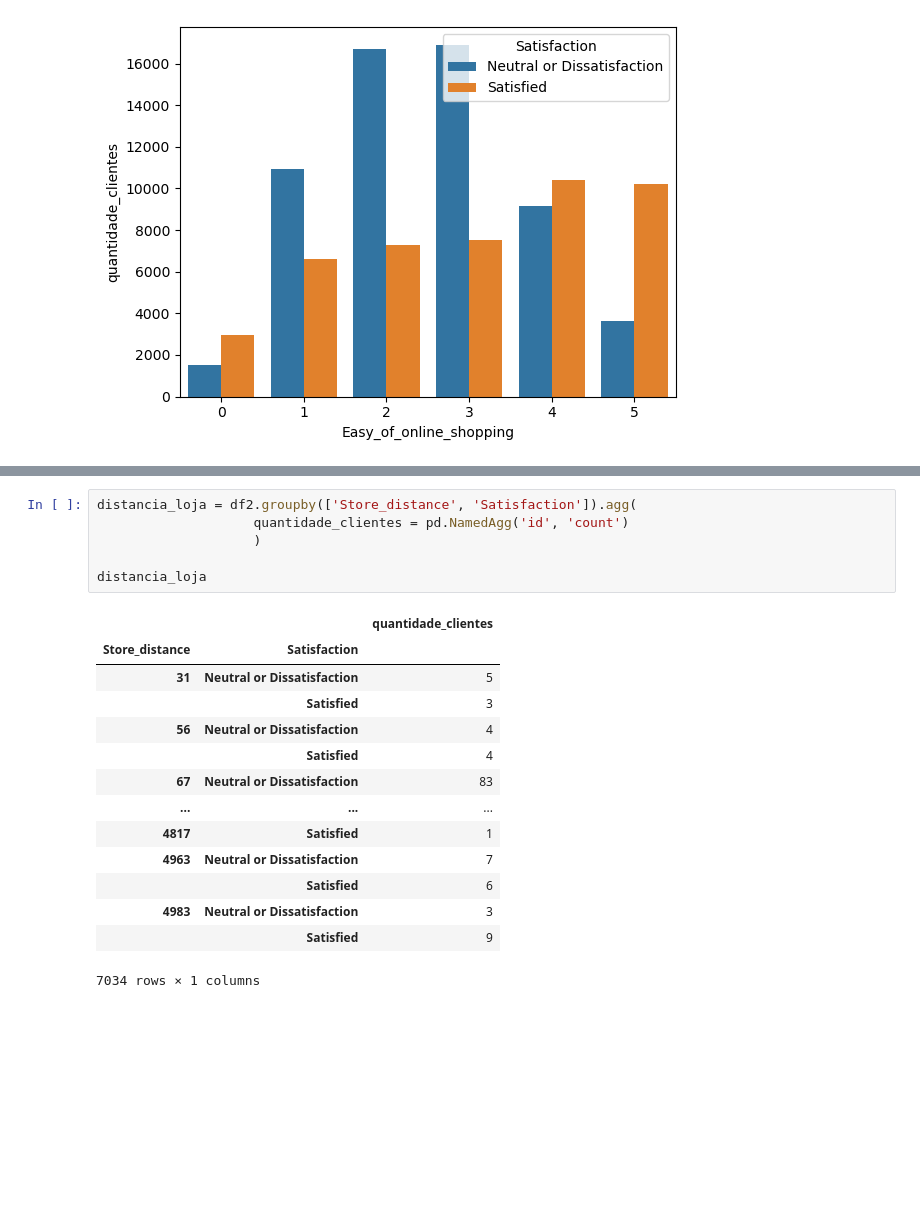
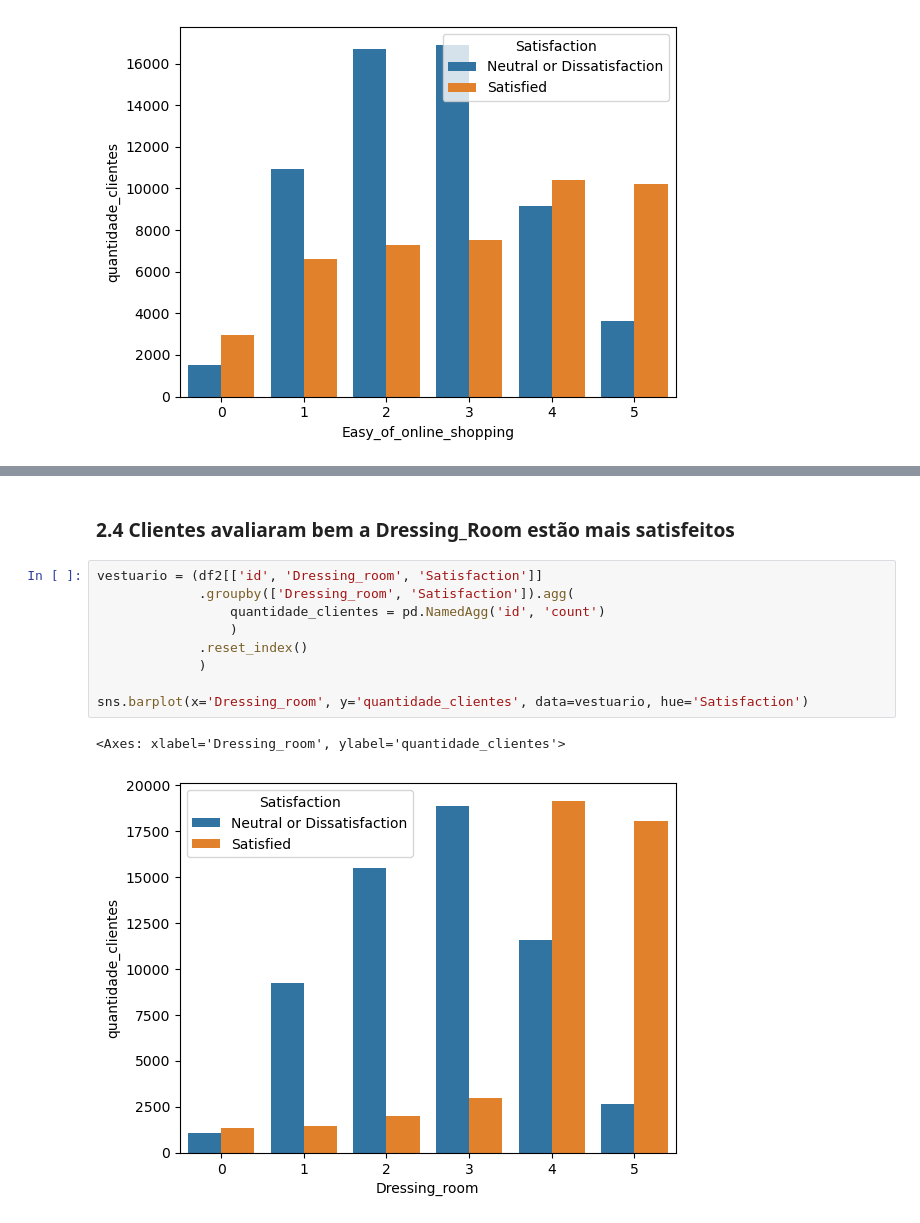
Before and after one commit to Lucas-Sobreira/Hackday_InStyle_Promoter_Score, a Jupyter notebook: projeto.ipynb, the cells around one changed output, grey strips where cells are left out. Saved outputs shown, nothing was run; the diff lists cells and outputs as text; blank space fills up the shorter version.

```diff
--- a/projeto.ipynb
+++ b/projeto.ipynb
@@ -285,21 +311,14 @@ df2[['Store_distance', 'Satisfaction']]
+# %% [markdown]
+### 2.4 Clientes avaliaram bem a Dressing_Room estão mais satisfeitos
 # %%
-distancia_loja = df2.groupby(['Store_distance', 'Satisfaction']).agg(
-                    quantidade_clientes = pd.NamedAgg('id', 'count')
-                    )
+vestuario = (df2[['id', 'Dressing_room', 'Satisfaction']]
+             .groupby(['Dressing_room', 'Satisfaction']).agg(
+                 quantidade_clientes = pd.NamedAgg('id', 'count')
+                 )
+             .reset_index()
+             )
 
-distancia_loja
+sns.barplot(x='Dressing_room', y='quantidade_clientes', data=vestuario, hue='Satisfaction')
 # %% [output]
-|  |  | quantidade_clientes |
-| Store_distance | Satisfaction |  |
-| 31 | Neutral or Dissatisfaction | 5 |
-|  | Satisfied | 3 |
-| 56 | Neutral or Dissatisfaction | 4 |
-|  | Satisfied | 4 |
-| 67 | Neutral or Dissatisfaction | 83 |
-| ... | ... | ... |
-| 4817 | Satisfied | 1 |
-| 4963 | Neutral or Dissatisfaction | 7 |
-|  | Satisfied | 6 |
-| 4983 | Neutral or Dissatisfaction | 3 |
-|  | Satisfied | 9 |
-7034 rows × 1 columns
+<Axes: xlabel='Dressing_room', ylabel='quantidade_clientes'>
+[figure, added]
```
Also changed, not shown: parts of 20 cells of this notebook.
